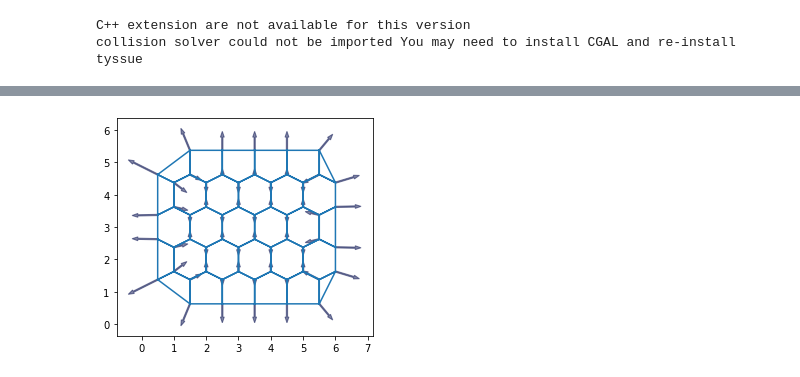
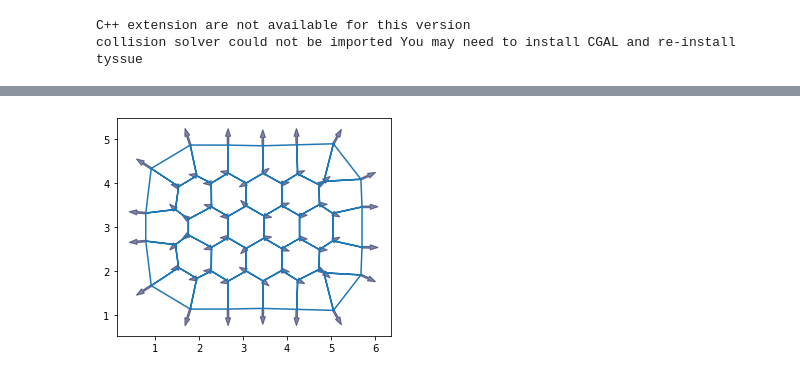
Before and after one commit to vlachina/LymphNode, a Jupyter notebook: lymphNode.ipynb, the cells around one changed output, grey strips where cells are left out. Saved outputs shown, nothing was run; the diff lists cells and outputs as text; code cells hidden in the pictures.

```diff
--- a/lymphNode.ipynb
+++ b/lymphNode.ipynb
@@ -44,13 +38,19 @@ geom.update_all(cellmap)
 # %%
+cellmap = Sheet.planar_sheet_3d('cellmap', 7, 7, 1, 1)
+
+cellmap.sanitize ( trim_borders=True, order_edges=True )
+
+geom.update_all(cellmap)
+
 cellmap.update_specs(config.dynamics.quasistatic_plane_spec())
 
 history = History(cellmap, extra_cols={"edge":["dx", "dy"]})
 
-cellmap.face_df["face_elasticity"] = 6
-cellmap.face_df["prefered_area"] = 1  #cellmap.face_df["area"].mean()
+cellmap.face_df["face_elasticity"] = 10
+cellmap.face_df["prefered_area"] = cellmap.face_df["area"].mean()*1
 
 cellmap.vert_df['viscosity'] = 1
-cellmap.edge_df['line_tension'] *= 0.5
+cellmap.edge_df['line_tension'] = 0.05
 
 fig, ax = plot_forces(cellmap, geom, model, ['x', 'y'], 1)
 # %% [output]
@@ -63,10 +78,10 @@ cellmap.update_specs(config.dynamics.quasistatic_plane_spec())
 history = History(cellmap, extra_cols={"edge":["dx", "dy"]})
 
 cellmap.face_df["face_elasticity"] = 5
-cellmap.face_df["prefered_area"] = 2    #cellmap.face_df["area"].mean()
+cellmap.face_df["prefered_area"] = cellmap.face_df["area"].mean()*2
 
 cellmap.vert_df['viscosity'] = 2
-cellmap.edge_df['line_tension'] *= 0.0005
+cellmap.edge_df['line_tension'] *= 0.05
 
 
 
@@ -76,19 +104,19 @@ fig, ax = plot_forces(cellmap, geom, model, ['x', 'y'], 1)
 # %%
 #Tc
 
 cellmap.update_specs(config.dynamics.quasistatic_plane_spec())
 
 history = History(cellmap, extra_cols={"edge":["dx", "dy"]})
 
 cellmap.face_df["face_elasticity"] = 5
-cellmap.face_df["prefered_area"] = 1.5           #cellmap.face_df["area"].mean()
+cellmap.face_df["prefered_area"] = cellmap.face_df["area"].mean()*2
 
 cellmap.vert_df['viscosity'] = 2
 cellmap.edge_df['line_tension'] *= 3.4
 
 
 
 fig, ax = plot_forces(cellmap, geom, model, ['x', 'y'], 1)
 # %% [output]
-[figure, old version]
+[figure, new version]
 # %%
```
Also changed, not shown: parts of 9 cells of this notebook.
